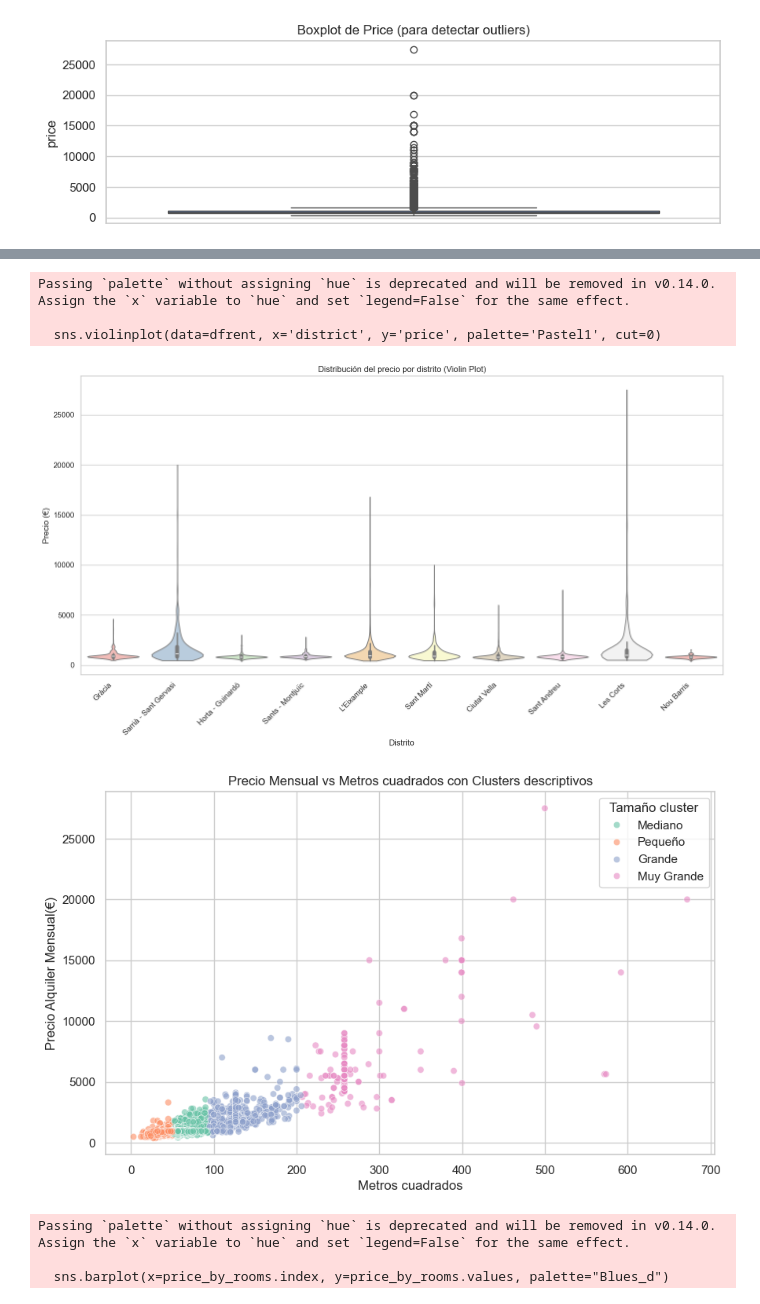
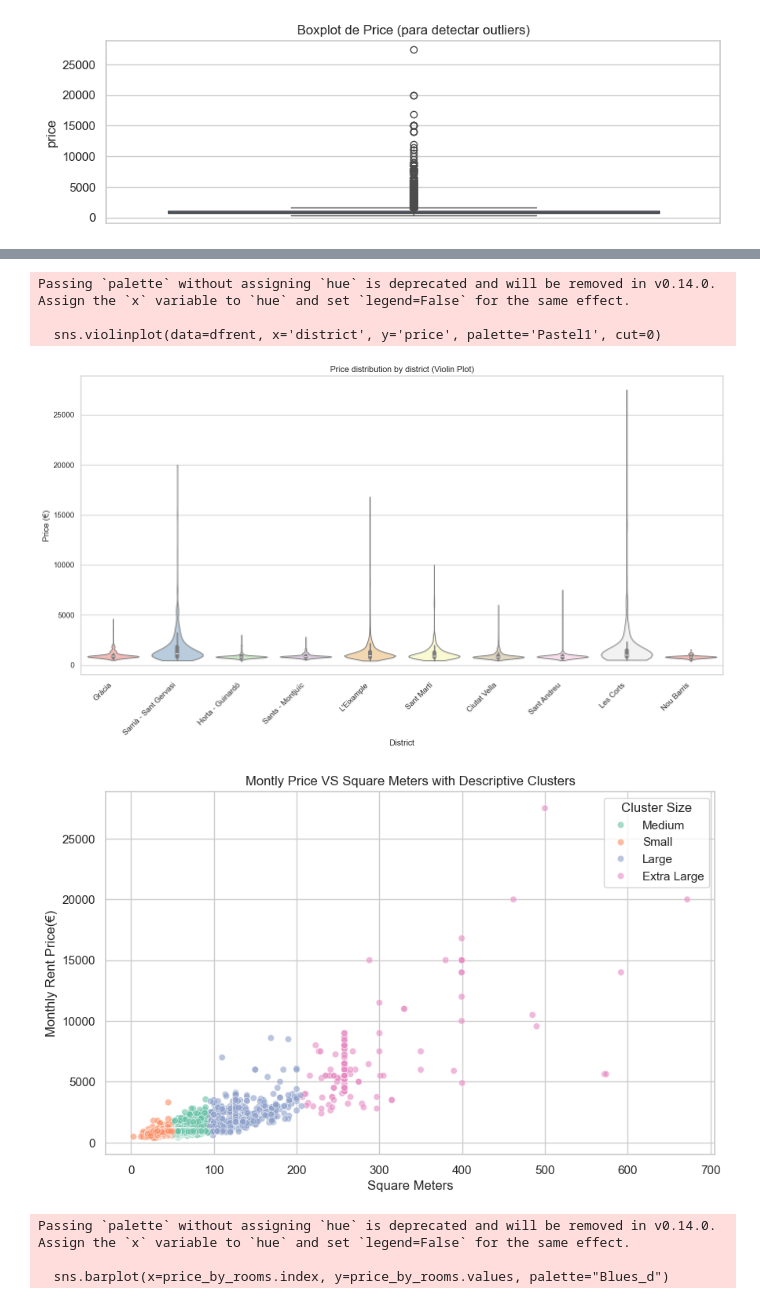
Before and after one commit to arboldeku/rentingciutatvella, a Jupyter notebook: Code/edarentingbcn.ipynb, the cells around one changed output, grey strips where cells are left out. Drawn from its saved outputs; the diff is of its cells as text; code cells hidden in the pictures.

```diff
--- a/Code/edarentingbcn.ipynb
+++ b/Code/edarentingbcn.ipynb
@@ -460,9 +465,9 @@ sns.violinplot(data=dfrent, x='district', y='price', palette='Pastel1', cut=0)
 plt.xticks(rotation=45, ha='right')
 
 # Título y etiquetas
-plt.title('Distribución del precio por distrito (Violin Plot)')
-plt.xlabel('Distrito')
-plt.ylabel('Precio (€)')
+plt.title('Price distribution by district (Violin Plot)')
+plt.xlabel('District')
+plt.ylabel('Price (€)')
 
 # Mostrar el gráfico
 plt.tight_layout()
@@ -471,32 +476,32 @@ plt.show()
 Passing `palette` without assigning `hue` is deprecated and will be removed in v0.14.0. Assign the `x` variable to `hue` and set `legend=False` for the same effect.
 
   sns.violinplot(data=dfrent, x='district', y='price', palette='Pastel1', cut=0)
-[figure, old version]
+[figure, new version]
 # %%
 # Precio medio en relación a metros cuadrados con clustering
 # Filtrar datos válidos
 mask_sq = df_barcelona['sq_meters'] > 0
 df_clust = df_barcelona.loc[mask_sq, ['sq_meters', 'price']].copy()
 
 kmeans = KMeans(n_clusters=4, random_state=42)
 df_clust['cluster'] = kmeans.fit_predict(df_clust[['sq_meters']])
 
 # Calcular medias para asignar etiquetas
 cluster_stats = df_clust.groupby('cluster')['sq_meters'].mean().sort_values()
-cluster_labels = ['Pequeño', 'Mediano', 'Grande', 'Muy Grande']
+cluster_labels = ['Small', 'Medium', 'Large', 'Extra Large']
 # Mapear cluster a etiqueta
 cluster_map = dict(zip(cluster_stats.index, cluster_labels))
 df_clust['cluster_label'] = df_clust['cluster'].map(cluster_map)
 
 plt.figure(figsize=(10,6))
 sns.scatterplot(data=df_clust, x='sq_meters', y='price', hue='cluster_label', palette='Set2', alpha=0.6)
-plt.title('Precio Mensual vs Metros cuadrados con Clusters descriptivos')
-plt.xlabel('Metros cuadrados')
-plt.ylabel('Precio Alquiler Mensual(€)')
-plt.legend(title='Tamaño cluster')
+plt.title('Montly Price VS Square Meters with Descriptive Clusters')
+plt.xlabel('Square Meters')
+plt.ylabel('Monthly Rent Price(€)')
+plt.legend(title='Cluster Size')
 plt.show()
 # %% [output]
-[figure, old version]
+[figure, new version]
 # %%
 # Precio medio según número de habitaciones
 plt.figure(figsize=(10,6))
```
Also changed, not shown: parts of 7 cells of this notebook, 6 other files.
